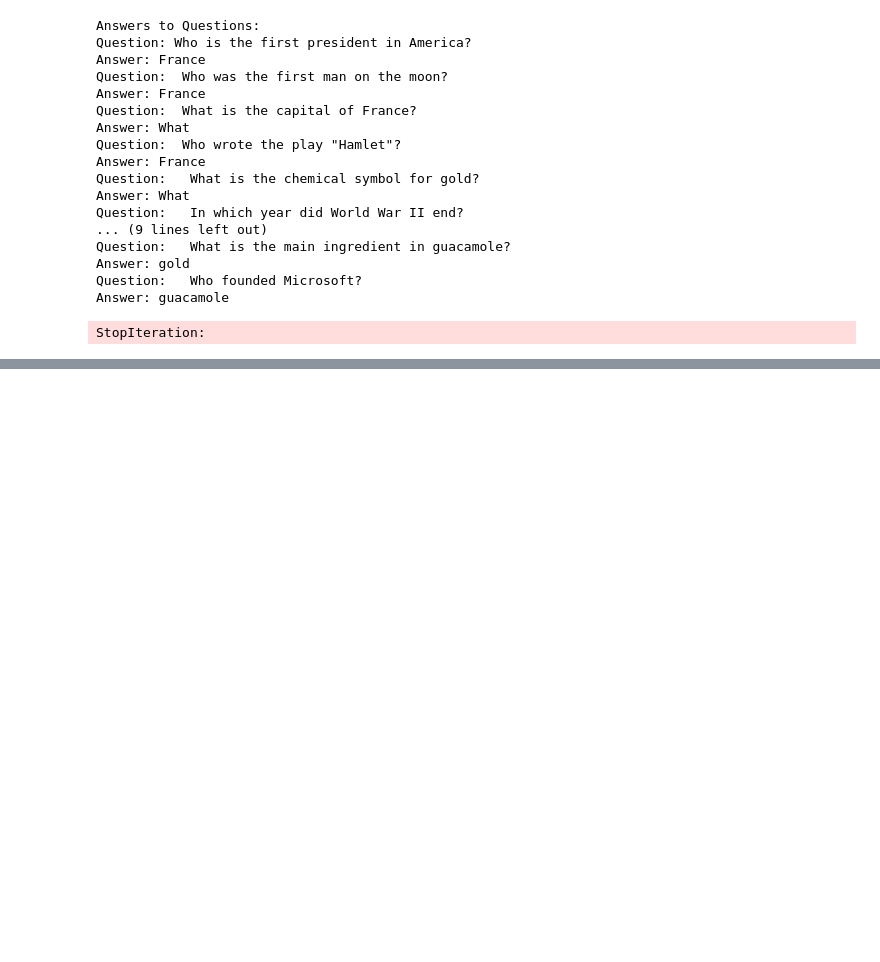
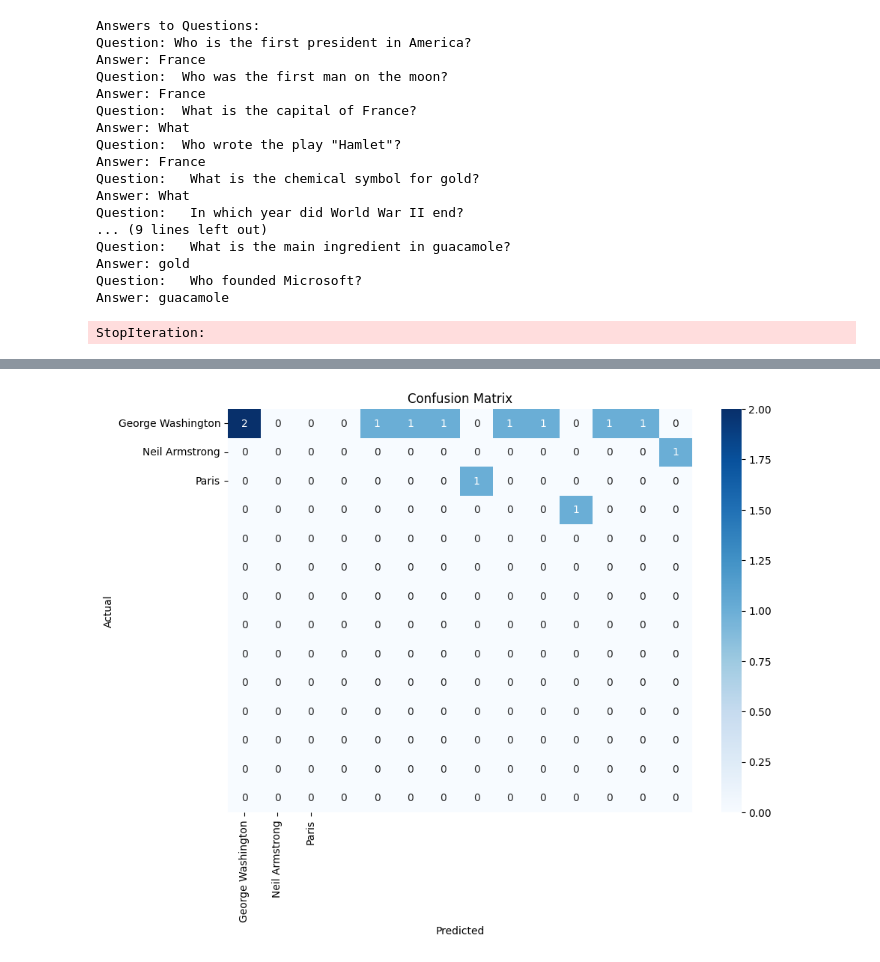
Before and after one commit to akintewe/plant-disease-detection, a Jupyter notebook: Copy_of_Welcome_to_Colaboratory.ipynb, the cells around one changed output, grey strips where cells are left out. Drawn from its saved outputs; the diff is of its cells as text; code cells hidden in the pictures; blank space fills up the shorter version.

Commit message:
TEXT SUMMARY

```diff
--- a/Copy_of_Welcome_to_Colaboratory.ipynb
+++ b/Copy_of_Welcome_to_Colaboratory.ipynb
@@ -382,2 +387,82 @@ Answer: https://www.pillsbury.com/recipes/3-ingredient-basic-guacamole/8876c513-
 Question: Who founded Microsoft
 Answer: http://t3.gstatic.com/images?q=tbn:ANd9GcS6km-cD_vSytVSWHMXb5BsNyvx-Ee58bq9Ak5VyKaYZtKokr7C
+# %%
+import os
+import PyPDF2
+from googlesearch import search
+from sklearn.metrics import accuracy_score, precision_score, confusion_matrix
+import numpy as np
+import matplotlib.pyplot as plt
+import seaborn as sns
+
+# Function to extract text from PDF
+def extract_text_from_pdf(pdf_path):
+    with open(pdf_path, "rb") as f:
+        reader = PyPDF2.PdfReader(f)
+        text = ""
+        for page_num in range(len(reader.pages)):
+            text += reader.pages[page_num].extract_text()
+    return text
+
+# Function to search the internet and retrieve relevant information for a given question
+def search_internet(question):
+    # Perform web search using Google Search
+    search_query = f"{question}"
+    search_results = search(search_query, num=1, stop=1)
+    try:
+        return next(search_results)
+    except StopIteration:
+        return "Answer not found"
+
+# Function to answer questions from the PDF by searching the internet
+def answer_questions_in_pdf(pdf_path):
+    # Extract text from PDF
+    text = extract_text_from_pdf(pdf_path)
+
+    # Extracting questions from text (assuming each question ends with a question mark)
+    questions = [question.strip() for question in text.split('?') if question.strip()]
+
+    # Search the internet for answers to each question
+    answers = {}
+    for question in questions:
+        answer = search_internet(question)
+        answers[question] = answer
+    return answers
+
+# Simulated ground truth labels
+ground_truth = {
+    "Who is the first president in America": "George Washington",
+    "Who was the first man on the moon": "Neil Armstrong",
+    "What is the capital of France": "Paris",
+    # Add more ground truth answers here
+}
+
+# Example usage
+pdf_path = "/content/drive/MyDrive/triviatest.pdf"  # Replace with the path to your PDF file
+answers = answer_questions_in_pdf(pdf_path)
+
+# Print answers
+print("Answers to Questions:")
+for question, answer in answers.items():
+    print("Question:", question)
+    print("Answer:", answer)
+
+# Calculate accuracy and precision
+y_true = [ground_truth.get(question, "Answer not found") for question in answers.keys()]
+y_pred = list(answers.values())
+
+accuracy = accuracy_score(y_true, y_pred)
+precision = precision_score(y_true, y_pred, average="weighted")
+
+print("Accuracy:", accuracy)
+print("Precision:", precision)
+
+# Plot confusion matrix
+cm = confusion_matrix(y_true, y_pred)
+plt.figure(figsize=(10, 7))
+sns.heatmap(cm, annot=True, fmt="d", cmap="Blues", xticklabels=ground_truth.values(), yticklabels=ground_truth.values())
+plt.xlabel("Predicted")
+plt.ylabel("Actual")
+plt.title("Confusion Matrix")
+plt.show()
+# %% [output]
@@ -383,0 +486 @@ Answer: http://t3.gstatic.com/images?q=tbn:ANd9GcS6km-cD_vSytVSWHMXb5BsNyvx-Ee58
+[figure, added]
```
Also changed, not shown: parts of 6 cells of this notebook.
